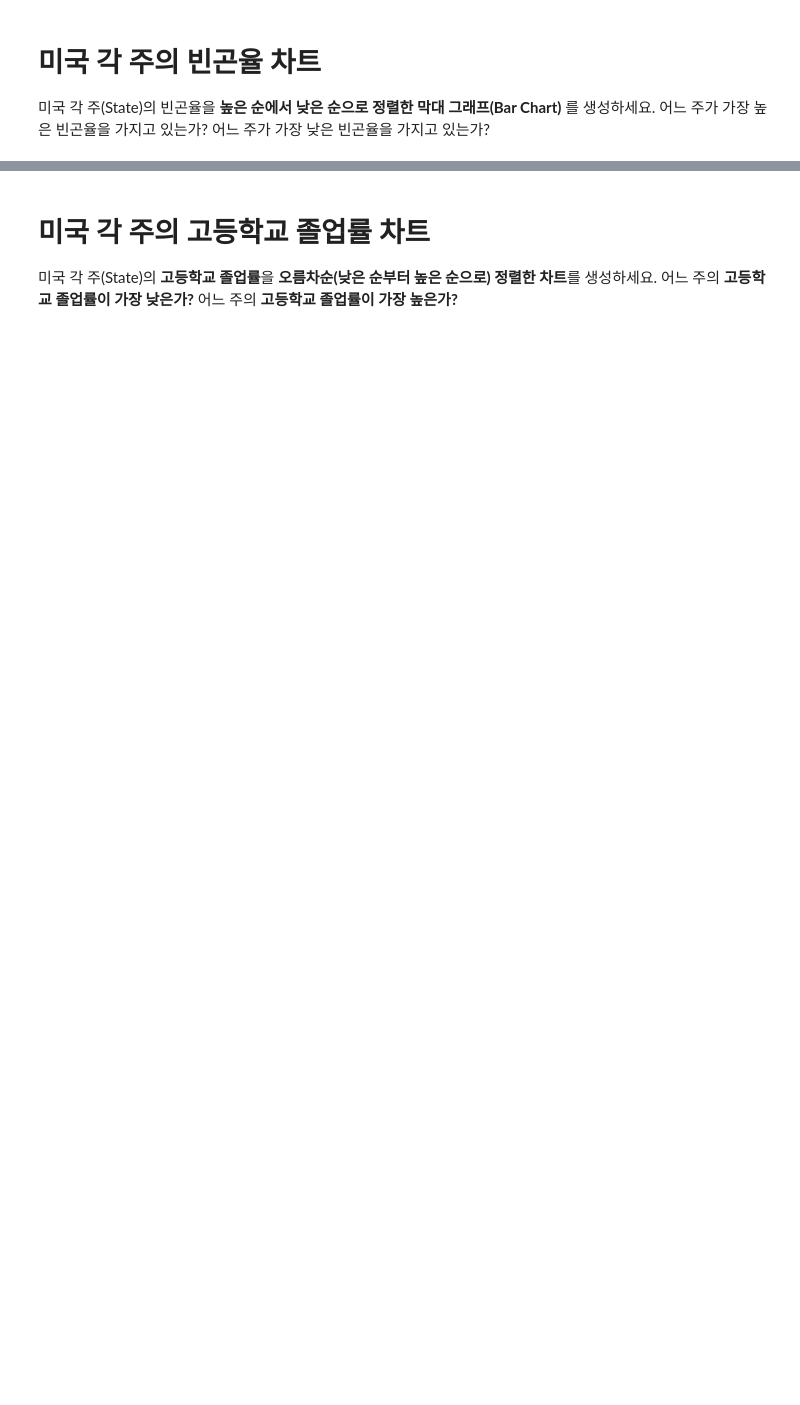
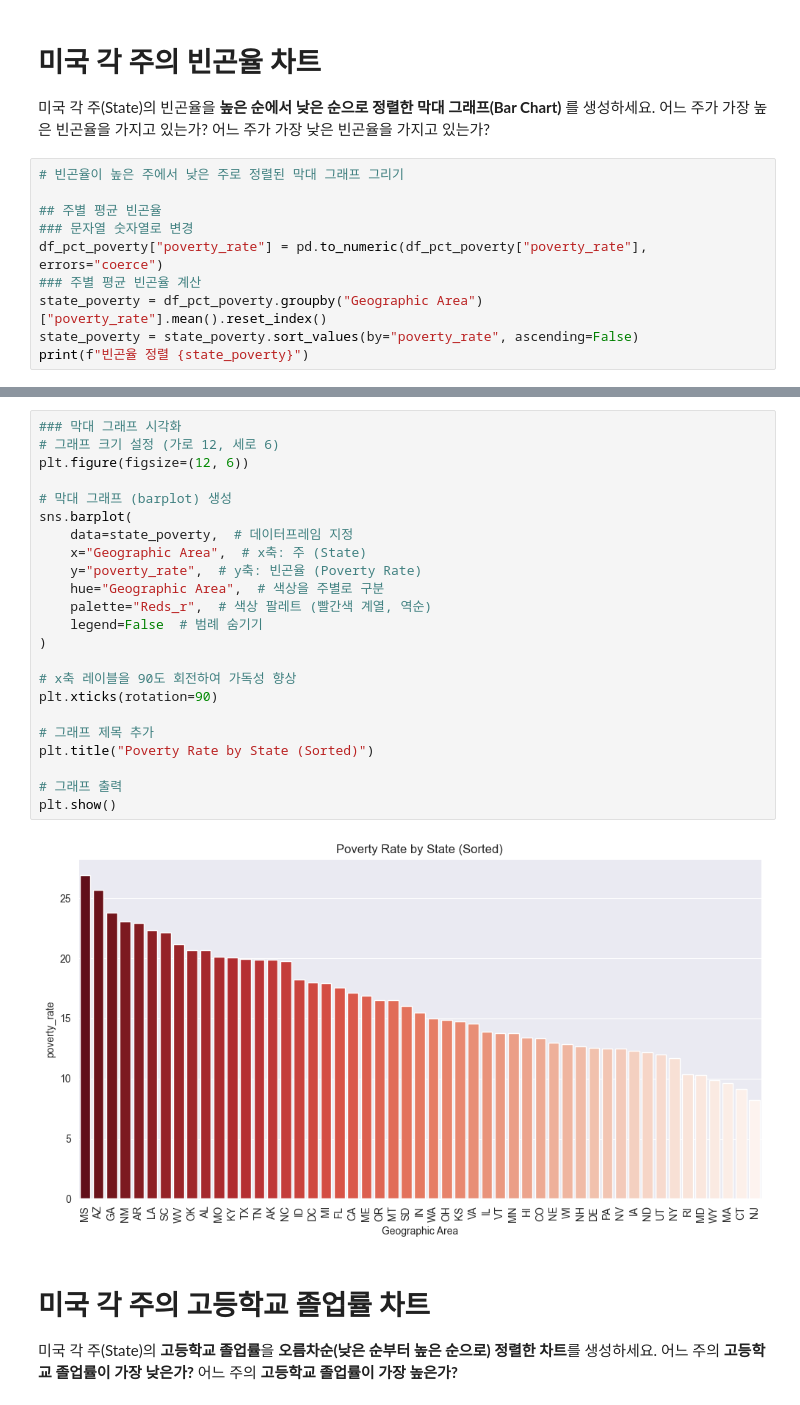
Before and after one commit to JELKOV/Police-Use-of-Force---Data-Analysis, a Jupyter notebook: Fatal_Force_(start).ipynb, the cells around one changed output, grey strips where cells are left out. Saved outputs shown, nothing was run; the diff lists cells and outputs as text; blank space fills up the shorter version.

```diff
--- a/Fatal_Force_(start).ipynb
+++ b/Fatal_Force_(start).ipynb
@@ -169,3 +169,13 @@ Deaths_by_Police_US Check: False
 미국 각 주(State)의 빈곤율을 **높은 순에서 낮은 순으로 정렬한 막대 그래프(Bar Chart)** 를 생성하세요.
 어느 주가 가장 높은 빈곤율을 가지고 있는가?
 어느 주가 가장 낮은 빈곤율을 가지고 있는가?
+# %%
+# 빈곤율이 높은 주에서 낮은 주로 정렬된 막대 그래프 그리기
+
+## 주별 평균 빈곤율
+### 문자열 숫자열로 변경
+df_pct_poverty["poverty_rate"] = pd.to_numeric(df_pct_poverty["poverty_rate"], errors="coerce")
+### 주별 평균 빈곤율 계산
+state_poverty = df_pct_poverty.groupby("Geographic Area")["poverty_rate"].mean().reset_index()
+state_poverty = state_poverty.sort_values(by="poverty_rate", ascending=False)
+print(f"빈곤율 정렬 {state_poverty}")
@@ -172,3 +200,28 @@ Deaths_by_Police_US Check: False
+# %%
+### 막대 그래프 시각화
+# 그래프 크기 설정 (가로 12, 세로 6)
+plt.figure(figsize=(12, 6))
+
+# 막대 그래프 (barplot) 생성
+sns.barplot(
+    data=state_poverty,  # 데이터프레임 지정
+    x="Geographic Area",  # x축: 주 (State)
+    y="poverty_rate",  # y축: 빈곤율 (Poverty Rate)
+    hue="Geographic Area",  # 색상을 주별로 구분
+    palette="Reds_r",  # 색상 팔레트 (빨간색 계열, 역순)
+    legend=False  # 범례 숨기기
+)
+
+# x축 레이블을 90도 회전하여 가독성 향상
+plt.xticks(rotation=90)
+
+# 그래프 제목 추가
+plt.title("Poverty Rate by State (Sorted)")
+
+# 그래프 출력
+plt.show()
+# %% [output]
+[figure, added]
 # %% [markdown]
 # 미국 각 주의 고등학교 졸업률 차트
 
```
Also changed, not shown: parts of 8 cells of this notebook.
